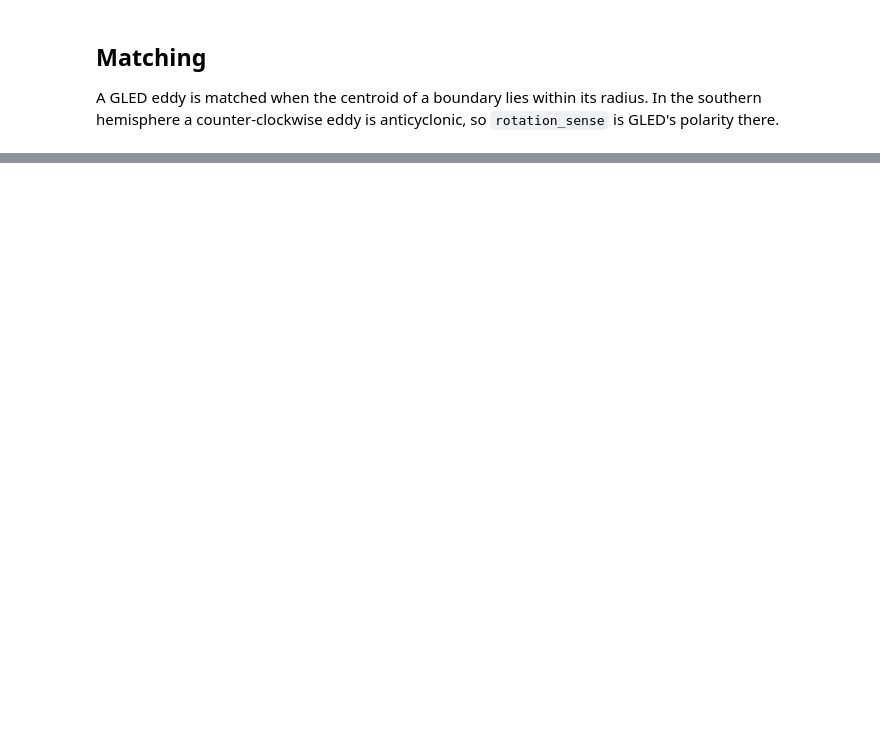
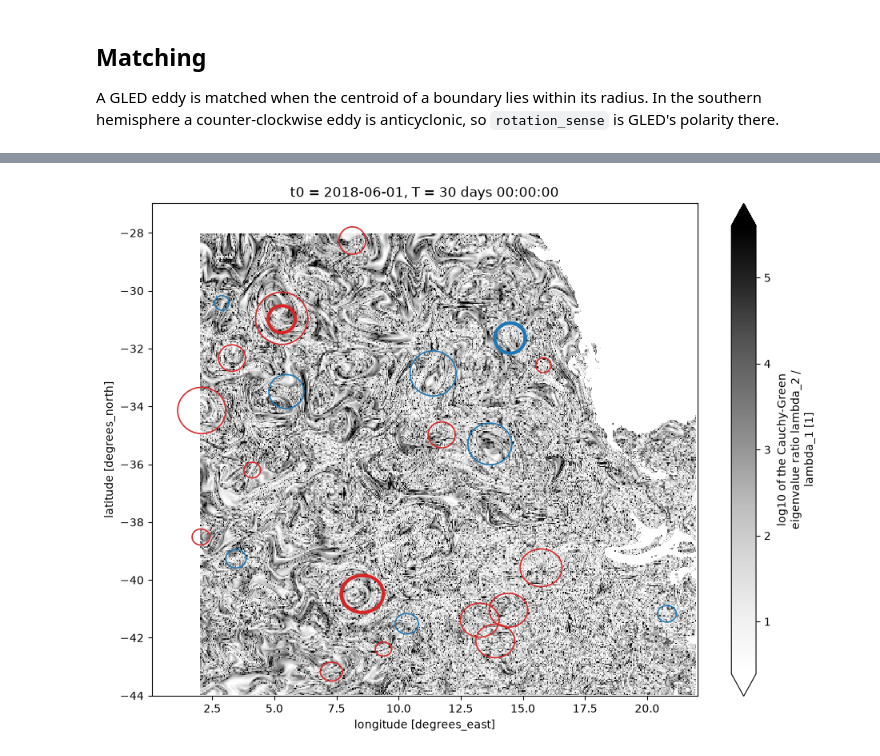
Before and after one commit to geomar-od-lagrange/lcs_parcels, a Jupyter notebook: examples/cape_cauldron_gled.ipynb, the cells around one changed output, grey strips where cells are left out. Cells and saved outputs as stored; diff of their text form; code cells hidden in the pictures; blank space fills up the shorter version.

```diff
--- a/examples/cape_cauldron_gled.ipynb
+++ b/examples/cape_cauldron_gled.ipynb
@@ -100,0 +74,3 @@ Attributes: (12/43)
+# %%
+glorys = xr.open_dataset("data/cape_cauldron_glorys_daily.nc").load()
+glorys
@@ -575,0 +467,4 @@ sweep A at 1/8 and 1/4 degree, and 0.551 and 0.555 for sweep B.
+# %%
+plot_against_gled(*last["GLORYS12"])
+# %% [output]
+[figure, added]
```
Also changed, not shown: parts of 51 cells of this notebook, 12 other files.
